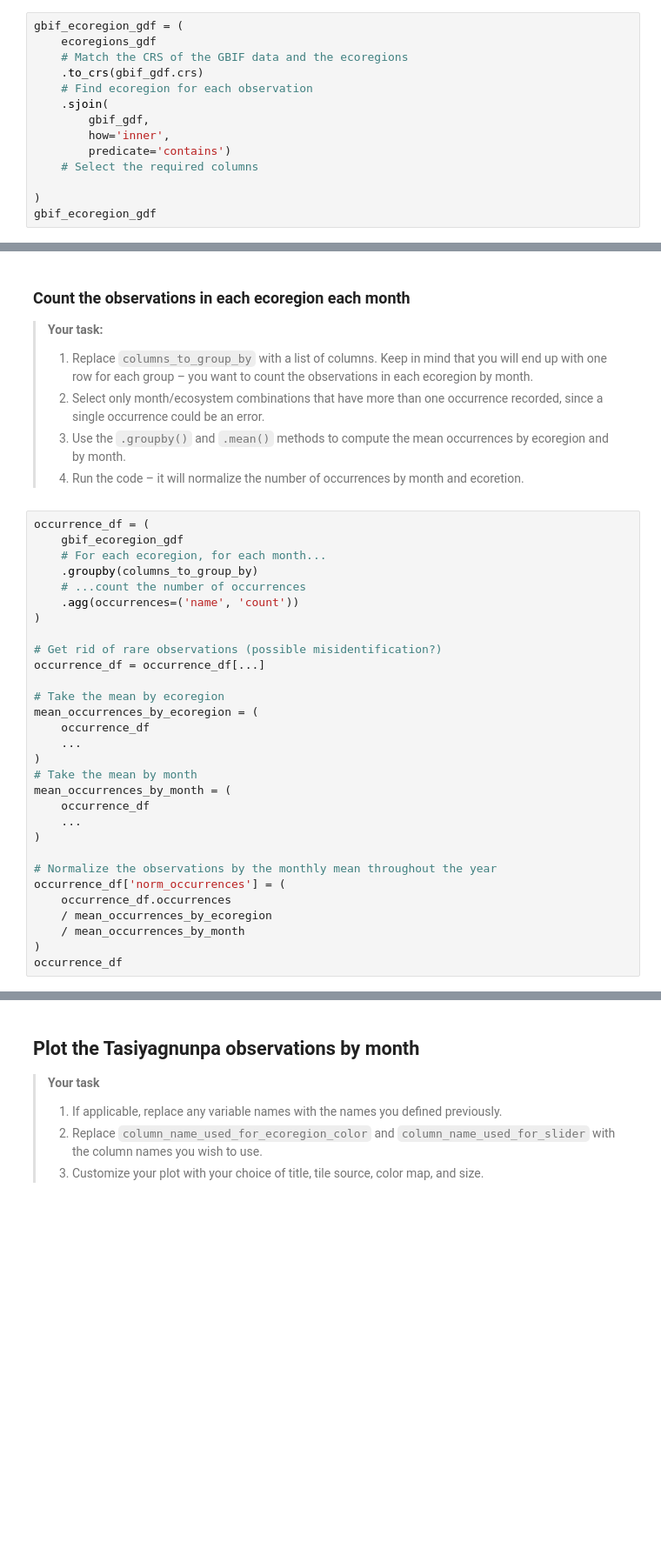
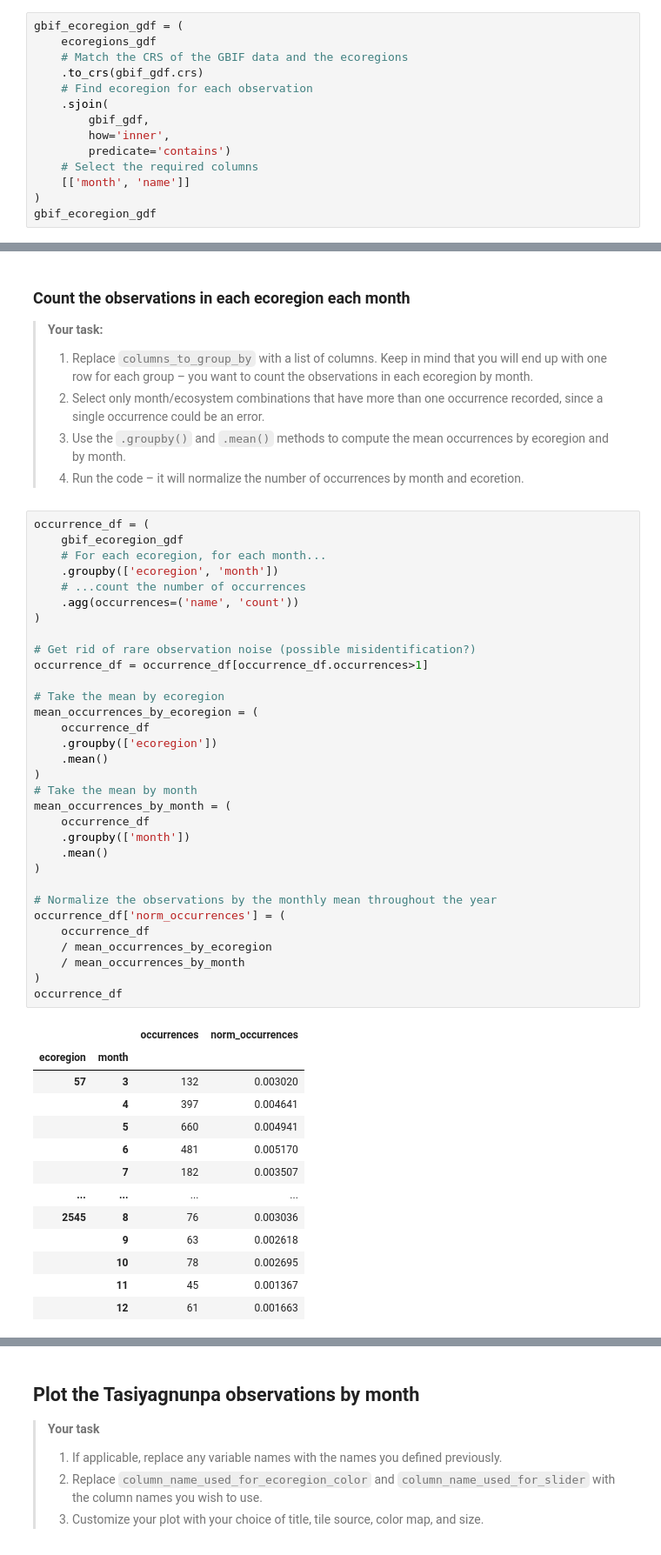
Before and after one commit to cu-esiil-edu/stars-02-species-distribution-tes-ani, a Jupyter notebook: species-distribution.ipynb, the cells around one changed output, grey strips where cells are left out. Shown at 87% size. Cells and saved outputs as stored; diff of their text form; blank space fills up the shorter version.

```diff
--- a/species-distribution.ipynb
+++ b/species-distribution.ipynb
@@ -456,6 +457,6 @@ gbif_ecoregion_gdf = (
         how='inner',
         predicate='contains')
     # Select the required columns
-
+    [['month', 'name']]
 )
 gbif_ecoregion_gdf
@@ -477,30 +493,46 @@ gbif_ecoregion_gdf
 # %%
 occurrence_df = (
     gbif_ecoregion_gdf
     # For each ecoregion, for each month...
-    .groupby(columns_to_group_by)
+    .groupby(['ecoregion', 'month'])
     # ...count the number of occurrences
     .agg(occurrences=('name', 'count'))
 )
 
-# Get rid of rare observations (possible misidentification?)
-occurrence_df = occurrence_df[...]
+# Get rid of rare observation noise (possible misidentification?)
+occurrence_df = occurrence_df[occurrence_df.occurrences>1]
 
 # Take the mean by ecoregion
 mean_occurrences_by_ecoregion = (
     occurrence_df
-    ...
+    .groupby(['ecoregion'])
+    .mean()
 )
 # Take the mean by month
 mean_occurrences_by_month = (
     occurrence_df
-    ...
+    .groupby(['month'])
+    .mean()
 )
 
 # Normalize the observations by the monthly mean throughout the year
 occurrence_df['norm_occurrences'] = (
-    occurrence_df.occurrences
+    occurrence_df
     / mean_occurrences_by_ecoregion
     / mean_occurrences_by_month
 )
 occurrence_df
+# %% [output]
+|  |  | occurrences | norm_occurrences |
+| ecoregion | month |  |  |
+| 57 | 3 | 132 | 0.003020 |
+|  | 4 | 397 | 0.004641 |
+|  | 5 | 660 | 0.004941 |
+|  | 6 | 481 | 0.005170 |
+|  | 7 | 182 | 0.003507 |
+| ... | ... | ... | ... |
+| 2545 | 8 | 76 | 0.003036 |
+|  | 9 | 63 | 0.002618 |
+|  | 10 | 78 | 0.002695 |
+|  | 11 | 45 | 0.001367 |
+|  | 12 | 61 | 0.001663 |
```
Also changed, not shown: parts of 10 cells of this notebook, 1 other file.
